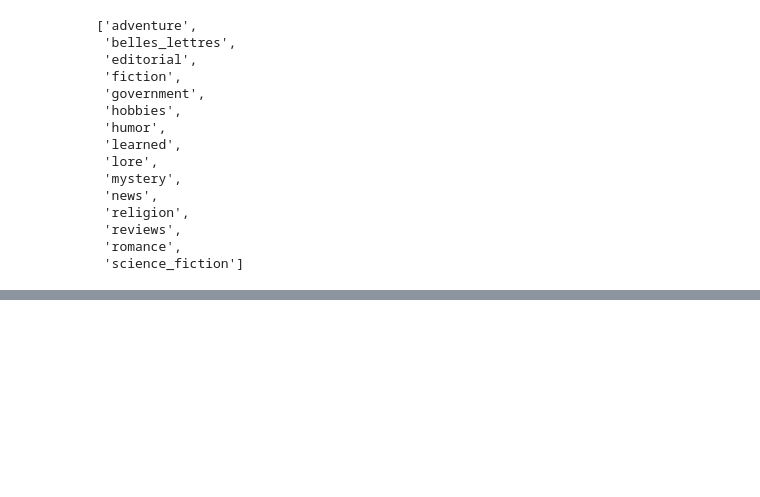
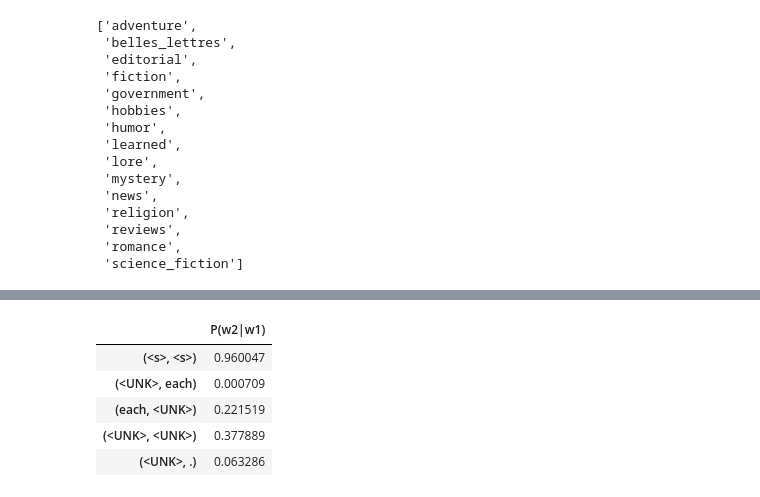
Before and after one commit to johedan20012/Mineria-de-texto, a Jupyter notebook: Zipf_Ngramas/Wiki_Zipf.ipynb, the cells around one changed output, grey strips where cells are left out. Cells and saved outputs as stored; diff of their text form; code cells hidden in the pictures; blank space fills up the shorter version.

```diff
--- a/Zipf_Ngramas/Wiki_Zipf.ipynb
+++ b/Zipf_Ngramas/Wiki_Zipf.ipynb
@@ -1068,0 +974,9 @@ len(corpusBrown)
+# %%
+bigramasBrown.head(5)
+# %% [output]
+|  | P(w2|w1) |
+| (<s>, <s>) | 0.960047 |
+| (<UNK>, each) | 0.000709 |
+| (each, <UNK>) | 0.221519 |
+| (<UNK>, <UNK>) | 0.377889 |
+| (<UNK>, .) | 0.063286 |
```
Also changed, not shown: parts of 119 cells of this notebook.
